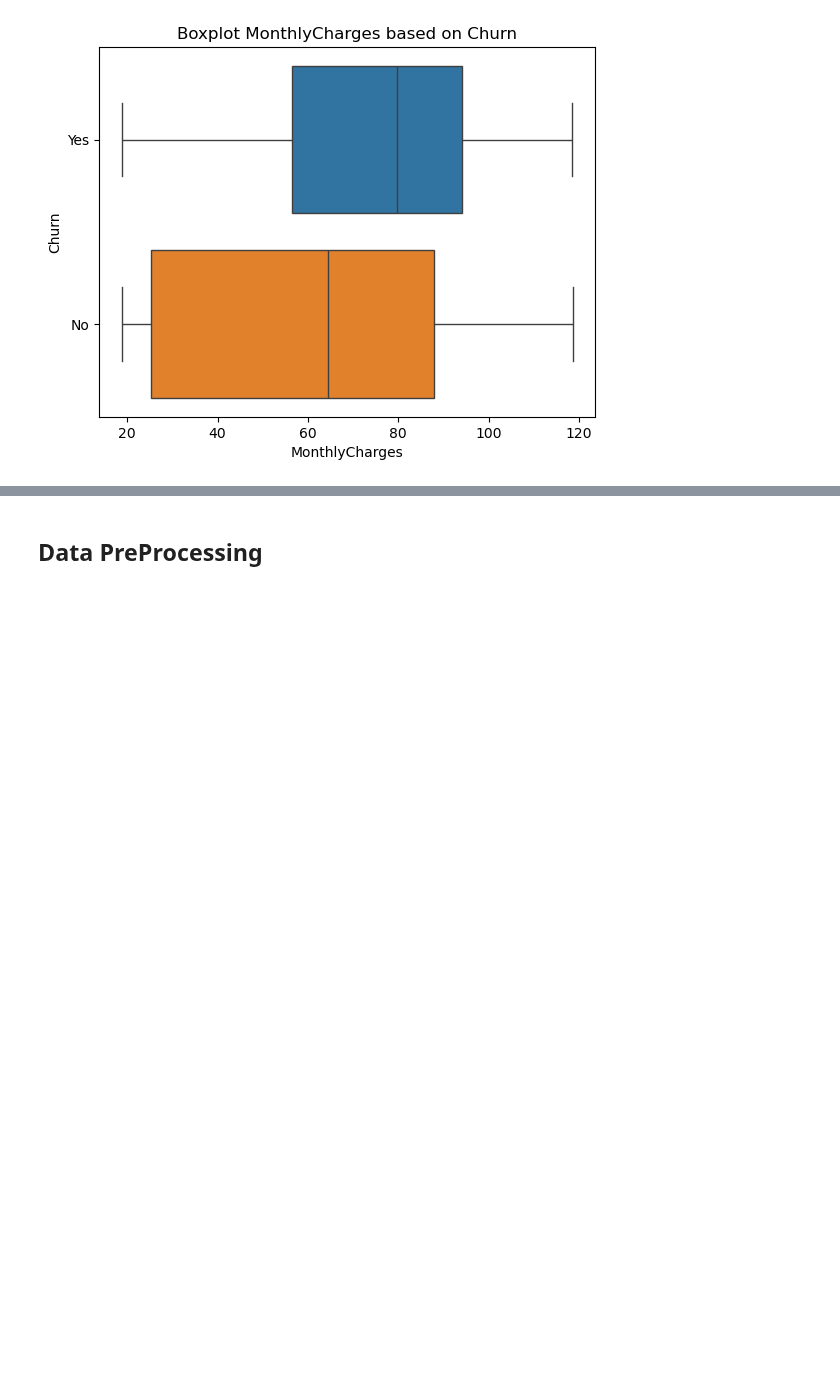
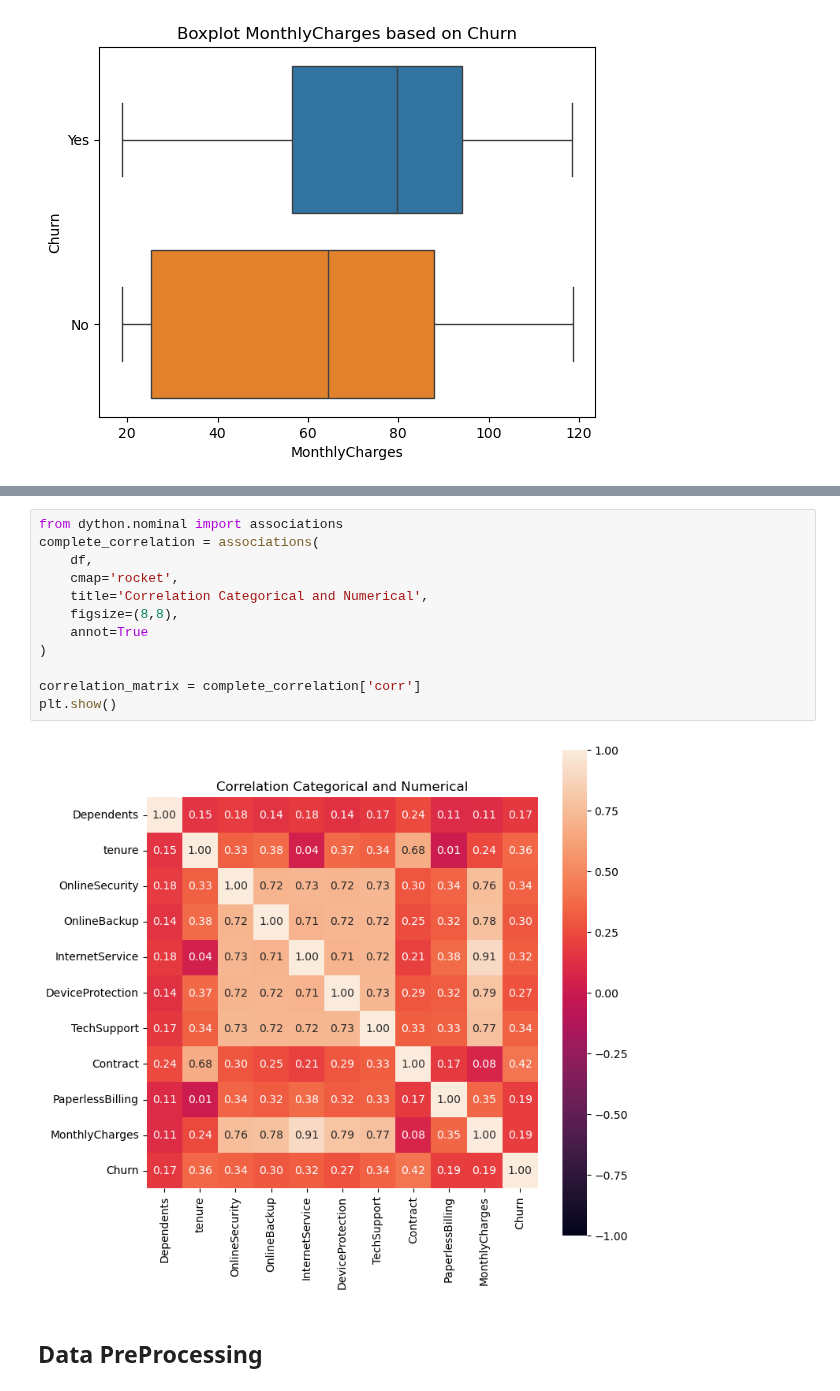
Before and after one commit to fahdmuchammad/Capstone-3-Purwadhika-Machine-learning, a Jupyter notebook: Capstone_3_Muchammad Fahd_Telco.ipynb, the cells around one changed output, grey strips where cells are left out. Drawn from its saved outputs; the diff is of its cells as text; blank space fills up the shorter version.

```diff
--- a/Capstone_3_Muchammad Fahd_Telco.ipynb
+++ b/Capstone_3_Muchammad Fahd_Telco.ipynb
@@ -359,3 +384,17 @@ plt.show()
+# %%
+from dython.nominal import associations
+complete_correlation = associations(
+    df,
+    cmap='rocket',
+    title='Correlation Categorical and Numerical',
+    figsize=(8,8),
+    annot=True
+)
+
+correlation_matrix = complete_correlation['corr']
+plt.show()
+# %% [output]
+[figure, added]
 # %% [markdown]
 ## Data PreProcessing
 # %% [markdown]
```
Also changed, not shown: parts of 2 cells of this notebook.
